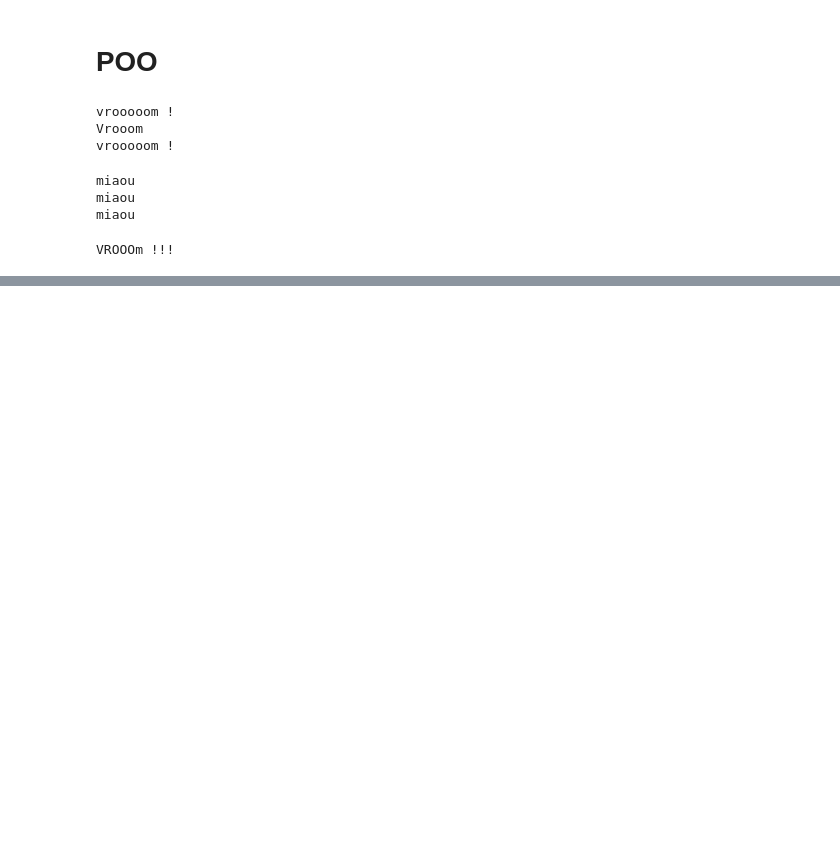
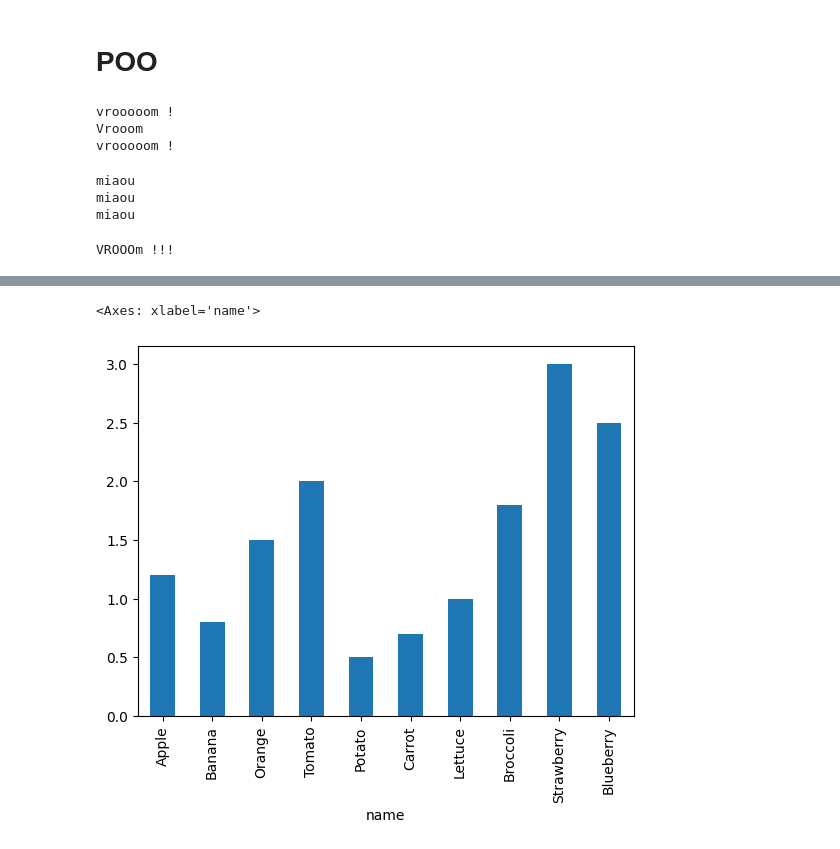
Before and after one commit to ksamuel/formation_python_juin_2024, a Jupyter notebook: j3.ipynb, the cells around one changed output, grey strips where cells are left out. Drawn from its saved outputs; the diff is of its cells as text; code cells hidden in the pictures; blank space fills up the shorter version.

```diff
--- a/j3.ipynb
+++ b/j3.ipynb
@@ -186,0 +283,6 @@ MonCompteur()
+# %%
+
+import sqlalchemy
+engine = sqlalchemy.create_engine("sqlite:///./products.db")
+
+products = pd.read_sql_table("products", engine)
@@ -186,0 +336,7 @@ MonCompteur()
+# %%
+df_for_plot = products.reset_index().set_index('name')['price']
+
+df_for_plot.plot.bar()
+# %% [output]
+<Axes: xlabel='name'>
+[figure, added]
```
Also changed, not shown: parts of 21 cells of this notebook, 7 other files.
